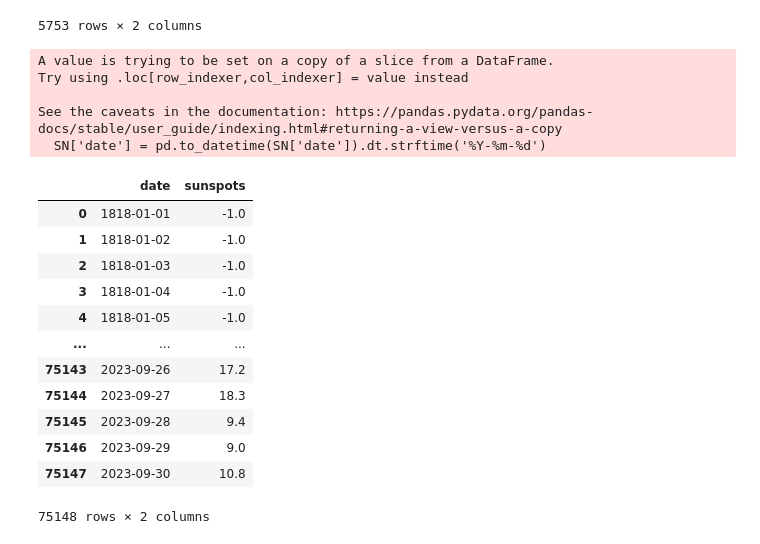
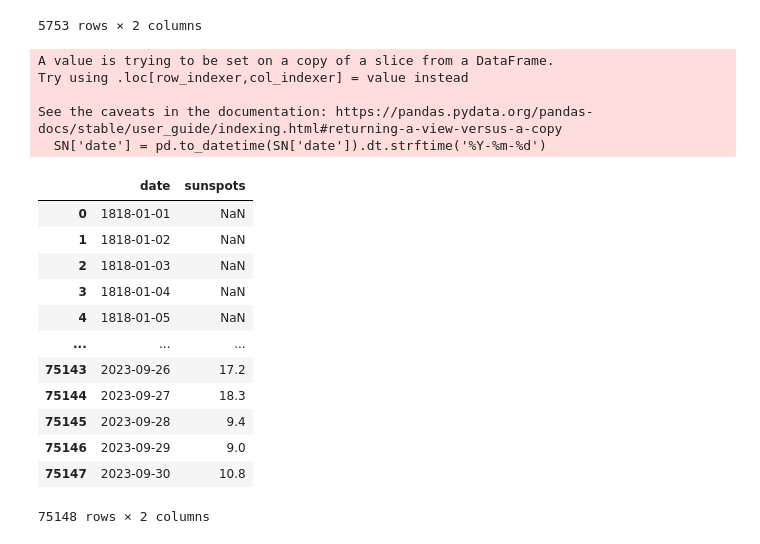
Before and after one commit to jennifergc/scaler_for_solar_analysis, a Jupyter notebook: 00_datasets_factory.ipynb, the cells around one changed output. Cells and saved outputs as stored; diff of their text form; code cells hidden in the pictures.

```diff
--- a/00_datasets_factory.ipynb
+++ b/00_datasets_factory.ipynb
@@ -212,15 +212,22 @@ SSN = SSN.rename(columns={'date': 'Año', 'xx': 'Mes','xx.1':'Dia'})
 SSN['FechaStr'] = SSN['Año'].astype(str) + '-' + SSN['Mes'].astype(str) + '-' + SSN['Dia'].astype(str)
 # Convierte la columna "FechaStr" en formato datetime
 SSN['date'] = pd.to_datetime(SSN['FechaStr'], errors='coerce')
-# Ahora puedes eliminar la columna temporal "FechaStr" si lo deseas
+# Eliminar la columna temporal "FechaStr"
 del SSN['FechaStr']
 del SSN['Año']
 del SSN['Mes']
 del SSN['Dia']
 #del SSN['date']
+
+
+SSN['sunspots'] = np.where(SSN['sunspots'] == -1.0, np.nan, SSN['sunspots']) #Convirtiendo excesos en NAN
+avg_value = SSN['sunspots'].mean(skipna=True) #Calculando el promedio ignorando estos excesos
+#SSN['sunspots'] = SSN['sunspots'].replace(0, np.nan) #Convirtiendo ceros en NAN
+SSN['sunspots'] = np.where(SSN['sunspots'] > 50.0, avg_value, SSN['sunspots']) #Convirtiendo excesos en NAN
+#SSN['sunspots'].fillna(avg_value, inplace=True) # Llenando los NAN por este valor promedio
+
 # Ahora el DataFrame contiene una nueva columna "Fecha" en formato datetime
 SN = SSN[['date', 'sunspots']]
-
 SN
 # %% [output]
 |  | date | sunspots |
@@ -241,9 +252,14 @@ SN
 #### Fuente: https://spdf.gsfc.nasa.gov/pub/data/omni/low_res_omni/omni_m_daily.dat
 # %%
 SW = pd.read_csv('solar_parameters/omni_m_daily.dat', sep=r'\s+', engine='python')
-SW['date'] = pd.to_datetime(SW['year'].astype(str) + SW['day'].astype(str), format='%Y%j')
+SW['solarw'] = np.where(SW['solarw'] == 9999.0, np.nan, SW['solarw']) #Convirtiendo excesos en NAN
+SW['solarw'] = SW['solarw'].replace(0, np.nan) #Convirtiendo ceros en NAN
+avg_value = SW['solarw'].mean(skipna=True) #Calculando el promedio ignorando estos excesos
+
+SW['solarw'].fillna(avg_value, inplace=True) # Llenando los NAN por este valor promedio
+
+SW['date'] = pd.to_datetime(SW['year'].astype(str) + SW['day'].astype(str), format='%Y%j') #Estableciendo el formato de fecha datetime
 SW = SW[['date', 'solarw']]
-
 SW
 # %% [output]
 |  | date | solarw |
@@ -285,24 +302,23 @@ scaler_CRI
 | 5752 | 2021-09-30 | 1661.799868 |
 5753 rows × 2 columns
 # %%
-# Asegúrate de que la columna 'date' en df1 tenga el formato deseado (por ejemplo, datetime64)
-scaler_CRI['date'] = pd.to_datetime(scaler_CRI['date'], format='%Y-%m-%d')
+scaler_CRI['date'] = pd.to_datetime(scaler_CRI['date']).dt.strftime('%Y-%m-%d')
 SN['date'] = pd.to_datetime(SN['date']).dt.strftime('%Y-%m-%d')
 SN = SN[['date', 'sunspots']]
 SW['date'] = pd.to_datetime(SW['date']).dt.strftime('%Y-%m-%d')
 SN
 # %% [output]
 A value is trying to be set on a copy of a slice from a DataFrame.
 Try using .loc[row_indexer,col_indexer] = value instead
 
 See the caveats in the documentation: https://pandas.pydata.org/pandas-docs/stable/user_guide/indexing.html#returning-a-view-versus-a-copy
   SN['date'] = pd.to_datetime(SN['date']).dt.strftime('%Y-%m-%d')
 |  | date | sunspots |
-| 0 | 1818-01-01 | -1.0 |
-| 1 | 1818-01-02 | -1.0 |
-| 2 | 1818-01-03 | -1.0 |
-| 3 | 1818-01-04 | -1.0 |
-| 4 | 1818-01-05 | -1.0 |
+| 0 | 1818-01-01 | NaN |
+| 1 | 1818-01-02 | NaN |
+| 2 | 1818-01-03 | NaN |
+| 3 | 1818-01-04 | NaN |
+| 4 | 1818-01-05 | NaN |
 | ... | ... | ... |
 | 75143 | 2023-09-26 | 17.2 |
 | 75144 | 2023-09-27 | 18.3 |
```
Also changed, not shown: parts of 11 cells of this notebook, 15 other files.
